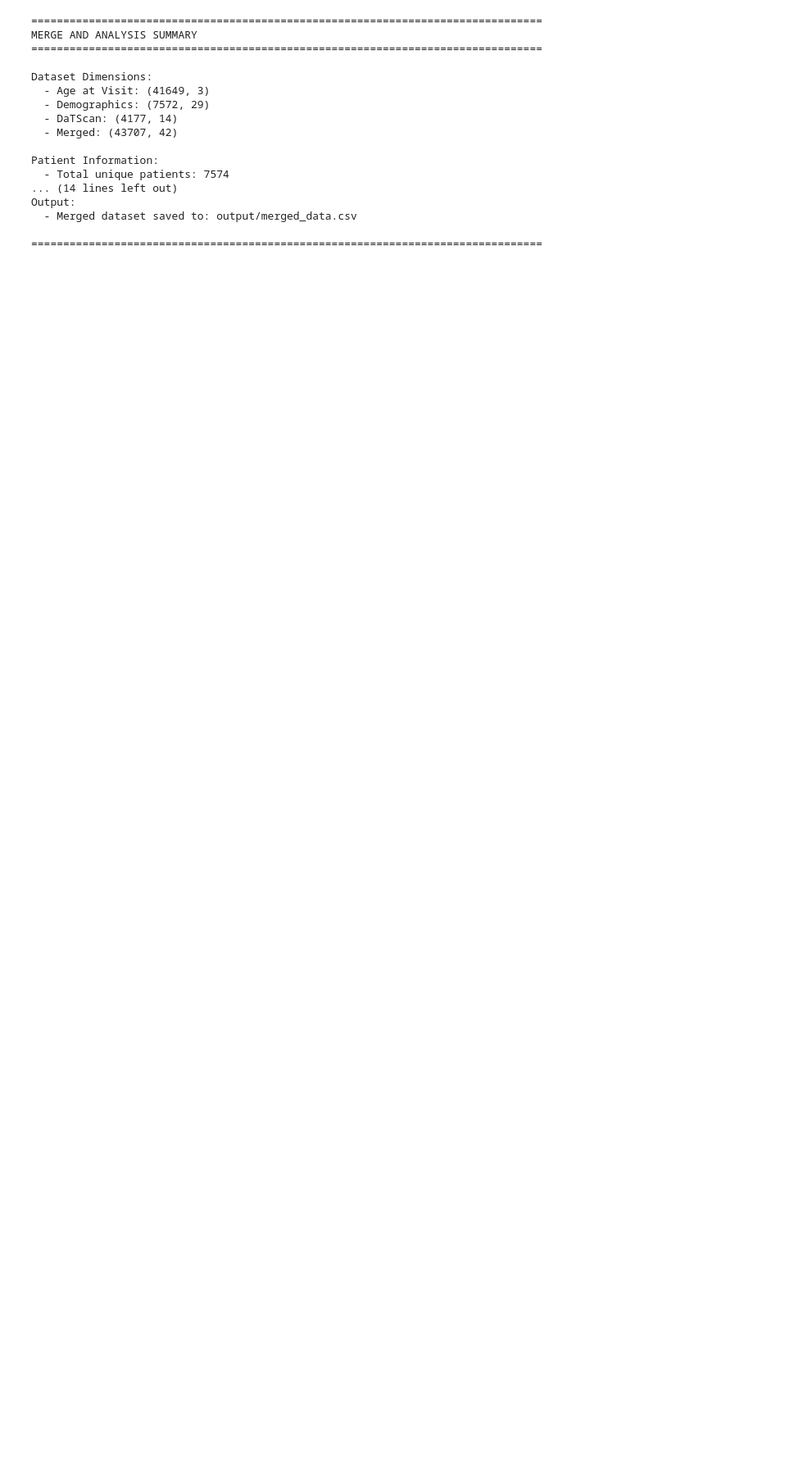
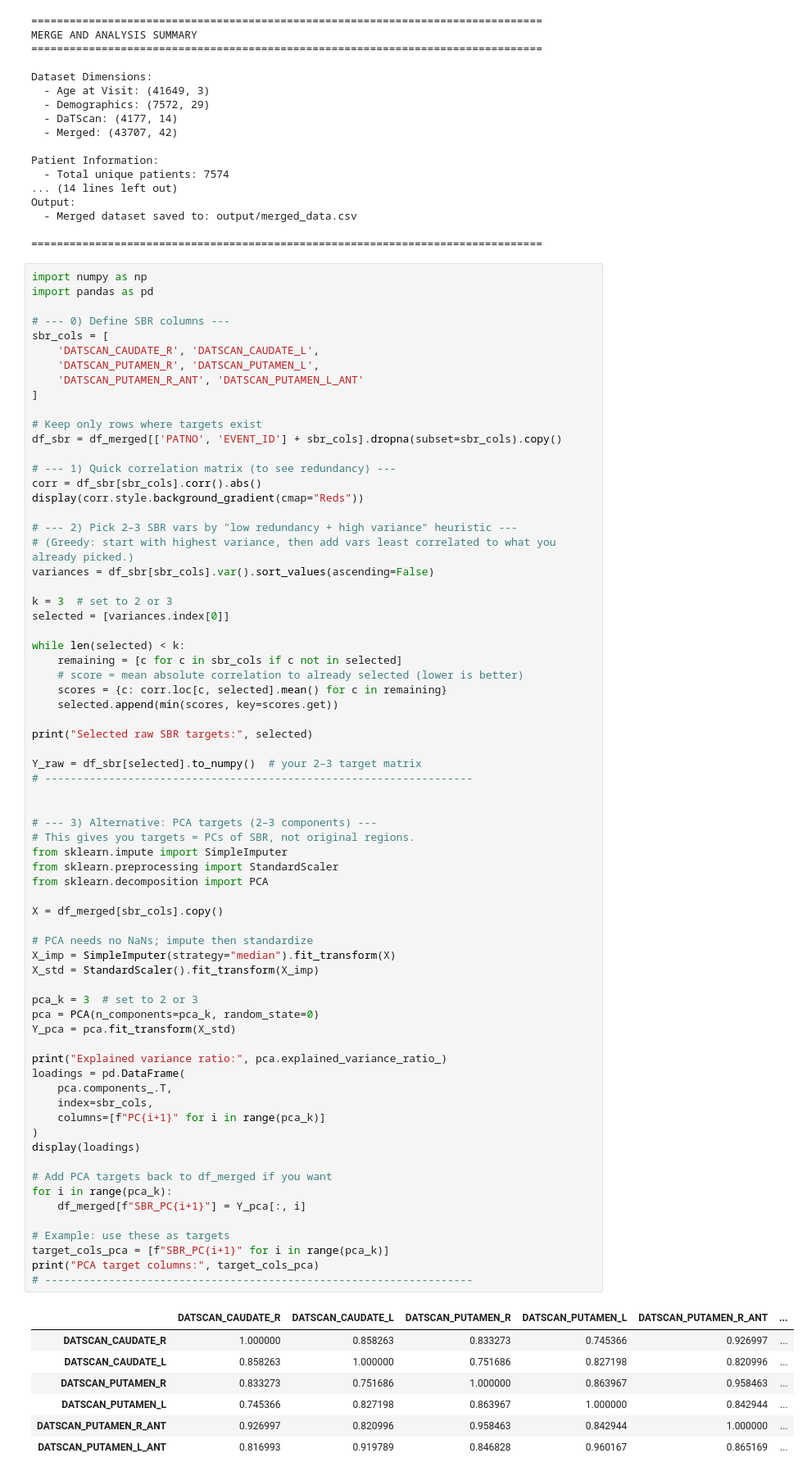
Before and after one commit to figoo210/unsupervised-parkinsons-imaging, a Jupyter notebook: data_merge_analysis.ipynb, the cells around one changed output. Shown at 82% size. Drawn from its saved outputs; the diff is of its cells as text; blank space fills up the shorter version.

Commit message:
get SBR target vars

```diff
--- a/data_merge_analysis.ipynb
+++ b/data_merge_analysis.ipynb
@@ -502,3 +502,80 @@ Output:
   - Merged dataset saved to: output/merged_data.csv
 
 ================================================================================
+# %%
+import numpy as np
+import pandas as pd
+
+# --- 0) Define SBR columns ---
+sbr_cols = [
+    'DATSCAN_CAUDATE_R', 'DATSCAN_CAUDATE_L',
+    'DATSCAN_PUTAMEN_R', 'DATSCAN_PUTAMEN_L',
+    'DATSCAN_PUTAMEN_R_ANT', 'DATSCAN_PUTAMEN_L_ANT'
+]
+
+# Keep only rows where targets exist
+df_sbr = df_merged[['PATNO', 'EVENT_ID'] + sbr_cols].dropna(subset=sbr_cols).copy()
+
+# --- 1) Quick correlation matrix (to see redundancy) ---
+corr = df_sbr[sbr_cols].corr().abs()
+display(corr.style.background_gradient(cmap="Reds"))
+
+# --- 2) Pick 2–3 SBR vars by "low redundancy + high variance" heuristic ---
+# (Greedy: start with highest variance, then add vars least correlated to what you already picked.)
+variances = df_sbr[sbr_cols].var().sort_values(ascending=False)
+
+k = 3  # set to 2 or 3
+selected = [variances.index[0]]
+
+while len(selected) < k:
+    remaining = [c for c in sbr_cols if c not in selected]
+    # score = mean absolute correlation to already selected (lower is better)
+    scores = {c: corr.loc[c, selected].mean() for c in remaining}
+    selected.append(min(scores, key=scores.get))
+
+print("Selected raw SBR targets:", selected)
+
+Y_raw = df_sbr[selected].to_numpy()  # your 2–3 target matrix
+# -------------------------------------------------------------------
+
+
+# --- 3) Alternative: PCA targets (2–3 components) ---
+# This gives you targets = PCs of SBR, not original regions.
+from sklearn.impute import SimpleImputer
+from sklearn.preprocessing import StandardScaler
+from sklearn.decomposition import PCA
+
+X = df_merged[sbr_cols].copy()
+
+# PCA needs no NaNs; impute then standardize
+X_imp = SimpleImputer(strategy="median").fit_transform(X)
+X_std = StandardScaler().fit_transform(X_imp)
+
+pca_k = 3  # set to 2 or 3
+pca = PCA(n_components=pca_k, random_state=0)
+Y_pca = pca.fit_transform(X_std)
+
+print("Explained variance ratio:", pca.explained_variance_ratio_)
+loadings = pd.DataFrame(
+    pca.components_.T,
+    index=sbr_cols,
+    columns=[f"PC{i+1}" for i in range(pca_k)]
+)
+display(loadings)
+
+# Add PCA targets back to df_merged if you want
+for i in range(pca_k):
+    df_merged[f"SBR_PC{i+1}"] = Y_pca[:, i]
+
+# Example: use these as targets
+target_cols_pca = [f"SBR_PC{i+1}" for i in range(pca_k)]
+print("PCA target columns:", target_cols_pca)
+# -------------------------------------------------------------------
+# %% [output]
+|  | DATSCAN_CAUDATE_R | DATSCAN_CAUDATE_L | DATSCAN_PUTAMEN_R | DATSCAN_PUTAMEN_L | DATSCAN_PUTAMEN_R_ANT | ... |
+| DATSCAN_CAUDATE_R | 1.000000 | 0.858263 | 0.833273 | 0.745366 | 0.926997 | ... |
+| DATSCAN_CAUDATE_L | 0.858263 | 1.000000 | 0.751686 | 0.827198 | 0.820996 | ... |
+| DATSCAN_PUTAMEN_R | 0.833273 | 0.751686 | 1.000000 | 0.863967 | 0.958463 | ... |
+| DATSCAN_PUTAMEN_L | 0.745366 | 0.827198 | 0.863967 | 1.000000 | 0.842944 | ... |
+| DATSCAN_PUTAMEN_R_ANT | 0.926997 | 0.820996 | 0.958463 | 0.842944 | 1.000000 | ... |
+| DATSCAN_PUTAMEN_L_ANT | 0.816993 | 0.919789 | 0.846828 | 0.960167 | 0.865169 | ... |
```
Also changed, not shown: parts of 2 cells of this notebook.
